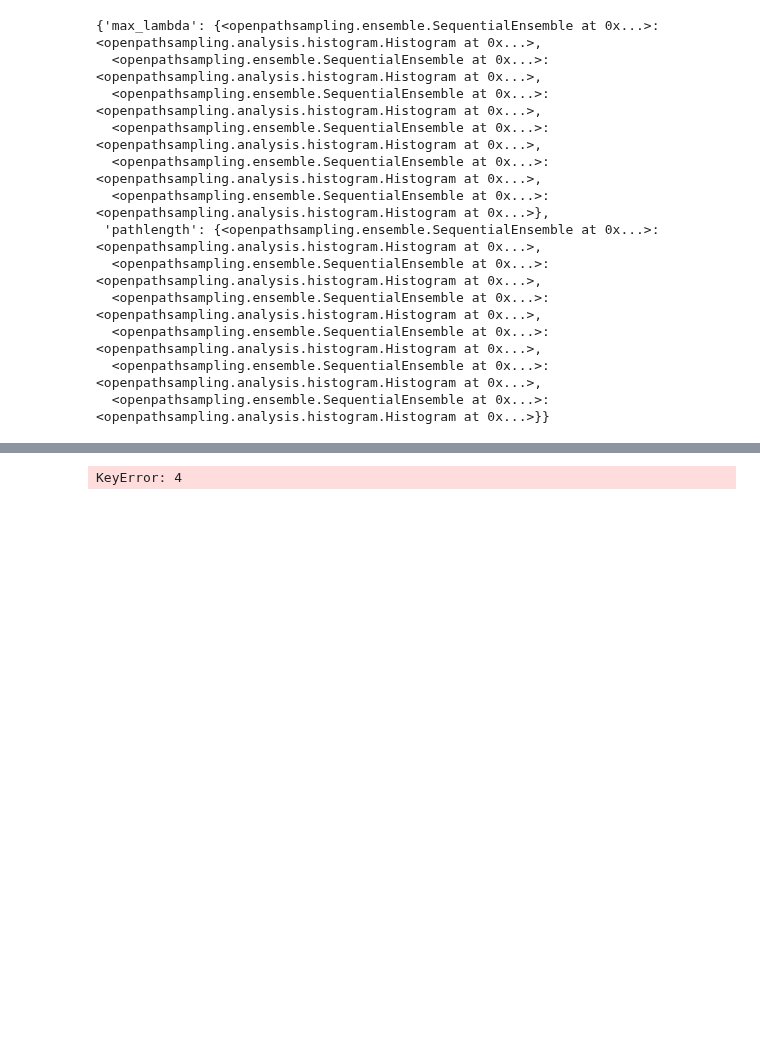
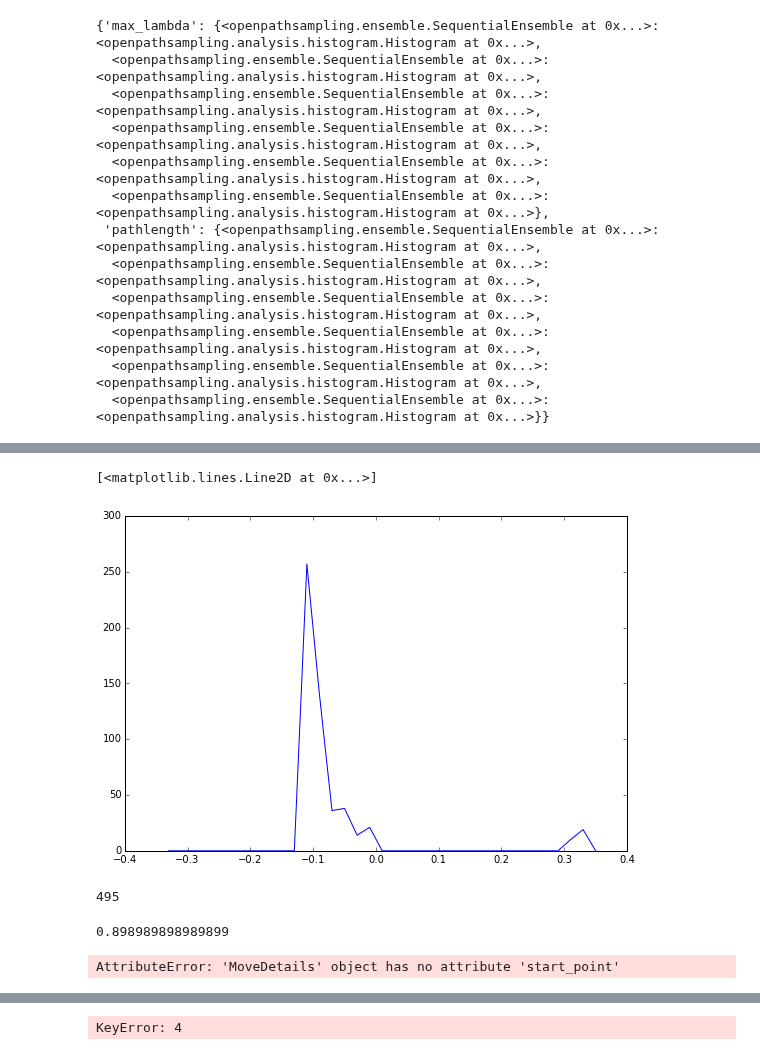
Before and after one commit to openpathsampling/openpathsampling, a Jupyter notebook: examples/ipython/toy_analysis.ipynb, the cells around one changed output, grey strips where cells are left out. Drawn from its saved outputs; the diff is of its cells as text; code cells hidden in the pictures; blank space fills up the shorter version.

Commit message:
Start on mover acceptance; waiting on MovePath fix

```diff
--- a/examples/ipython/toy_analysis.ipynb
+++ b/examples/ipython/toy_analysis.ipynb
@@ -91,0 +101,11 @@ for ens in tis.ensembles:
+# %%
+myhist = tis.histograms['max_lambda'][tis.ensembles[0]]
+plt.plot(myhist.plot_bins(), myhist())
+# %% [output]
+[<matplotlib.lines.Line2D at 0x...>]
+[figure, added]
+# %%
+ens0_traj = [s.trajectory for s in storage.sample if s.ensemble == tis.ensembles[0]]
+len(ens0_traj)
+# %% [output]
+495
@@ -91,0 +114,11 @@ for ens in tis.ensembles:
+# %%
+tot = 0
+for acc in ens0_acc:
+    tot += 1 if acc==True else 0
+float(tot) / len(ens0_acc)
+# %% [output]
+0.898989898989899
+# %%
+ens0_acc = [s.details.start_point.sum_bias for s in storage.sample if s.ensemble == tis.ensembles[0]]
+# %% [output]
+AttributeError: 'MoveDetails' object has no attribute 'start_point'
```
Also changed, not shown: parts of 11 cells of this notebook, 1 other file.
